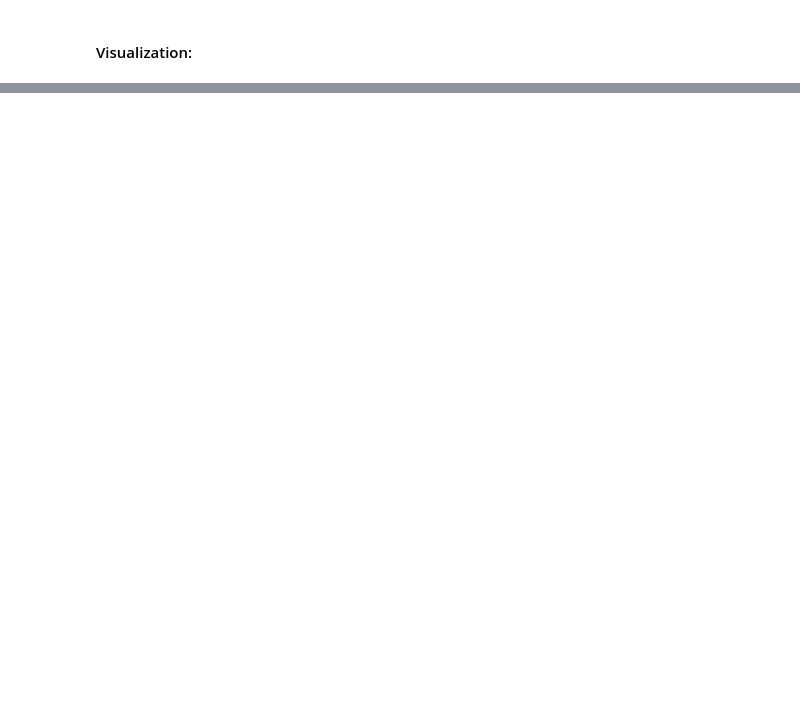
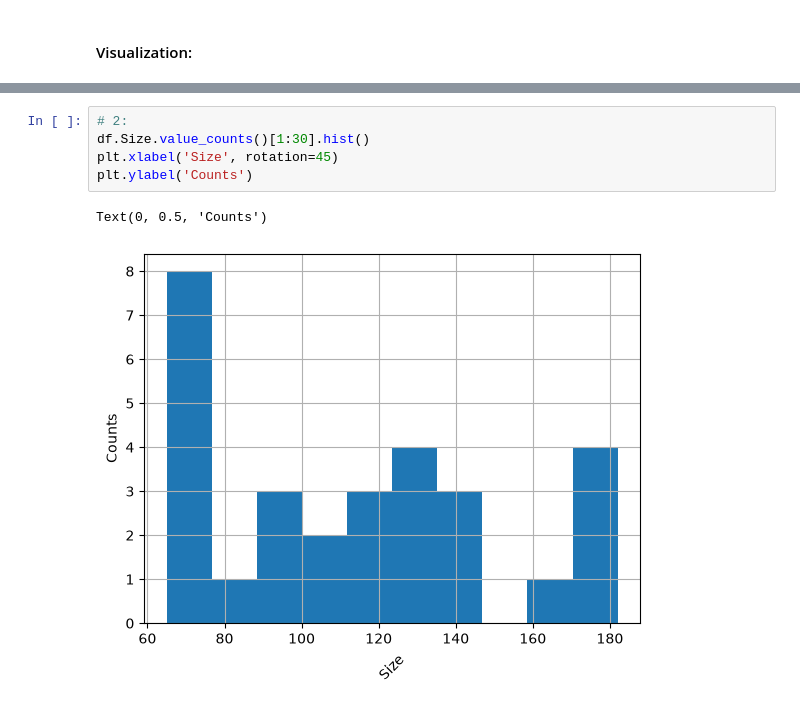
Before and after one commit to GauravSoni24/Portfolio_Apps_2026_27, a Jupyter notebook: analysis_102.ipynb, the cells around one changed output, grey strips where cells are left out. Cells and saved outputs as stored; diff of their text form; blank space fills up the shorter version.

```diff
--- a/analysis_102.ipynb
+++ b/analysis_102.ipynb
@@ -571,0 +585,8 @@ memory usage: 617.8 KB
+# %%
+# 2:
+df.Size.value_counts()[1:30].hist()
+plt.xlabel('Size', rotation=45)
+plt.ylabel('Counts')
+# %% [output]
+Text(0, 0.5, 'Counts')
+[figure, added]
```
Also changed, not shown: parts of 13 cells of this notebook.
